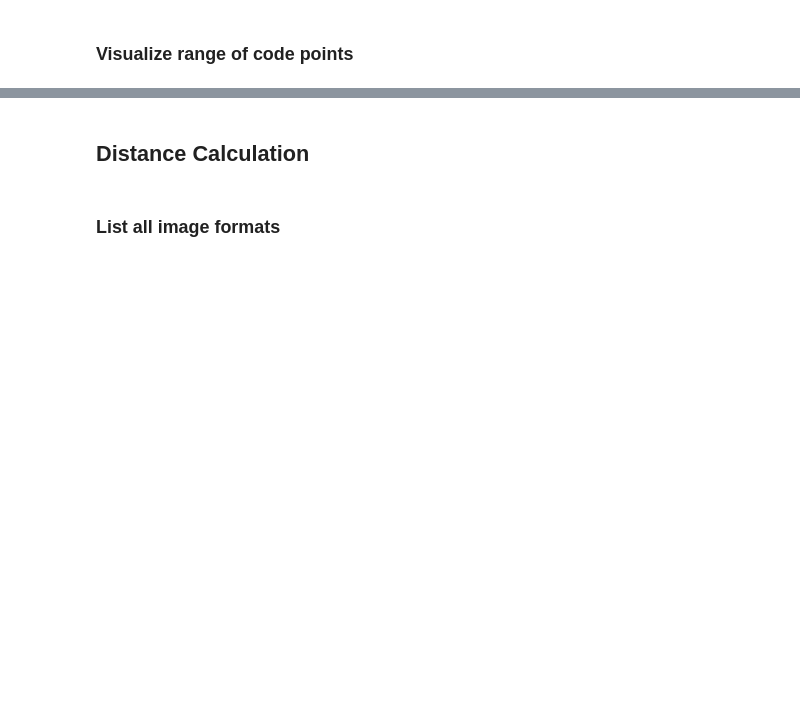
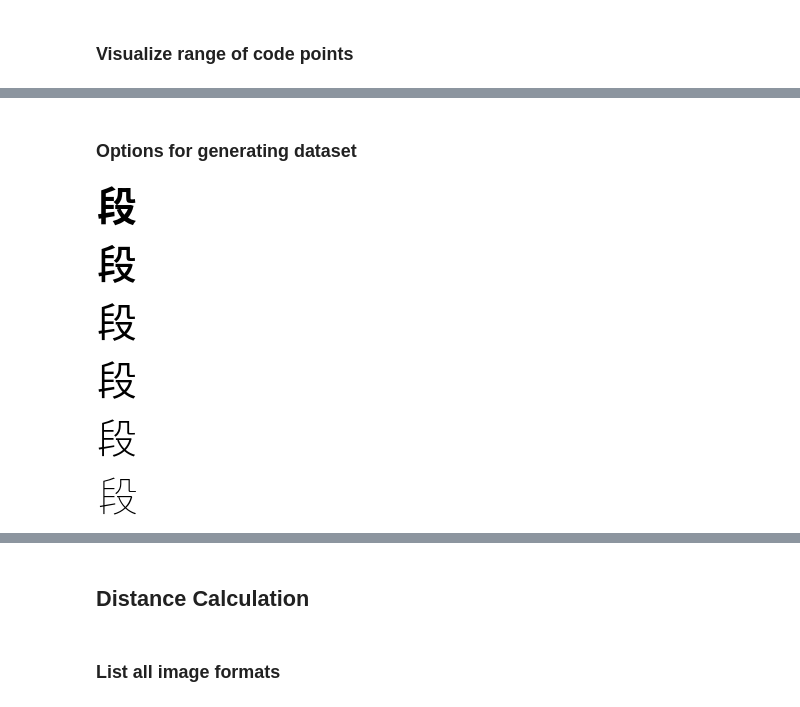
Before and after one commit to unicode-org/ml-confusables-generator, a Jupyter notebook: main.ipynb, the cells around one changed output, grey strips where cells are left out. Saved outputs shown, nothing was run; the diff lists cells and outputs as text; code cells hidden in the pictures; blank space fills up the shorter version.

```diff
--- a/main.ipynb
+++ b/main.ipynb
@@ -79,3 +115,6 @@ False
+# %%
+vg.image_size = 42
+vg.font_size = 40
 # %% [markdown]
 ### Visualize single code point
 # %%
@@ -103,3 +143,20 @@ for i in range(ord('\u4e05'), ord('\u4e09')+1):
 [figure]
 [figure]
 [figure]
+# %% [markdown]
+### Options for generating dataset
+# %%
+# Visualize availble styles for Noto Sans CJK
+for style in ['Bold','Medium','Regular','DemiLight','Light','Thin']:
+    vg.font_style = style
+    vg.visualize_single('段')
+# %%
+for style in ['Bold','Medium','Regular','DemiLight','Light','Thin']:
+    display(Image(filename='img_out/U+6bb5_Noto Sans CJK SC_'+style+'_Default.png'))
+# %% [output]
+[figure, added]
+[figure, added]
+[figure, added]
+[figure, added]
+[figure, added]
+[figure, added]
```
Also changed, not shown: parts of 33 cells of this notebook, 3 other files.
